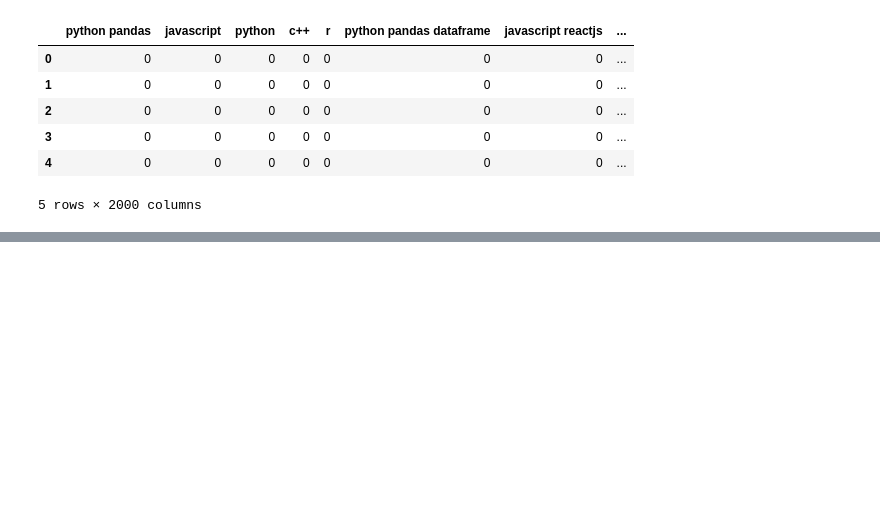
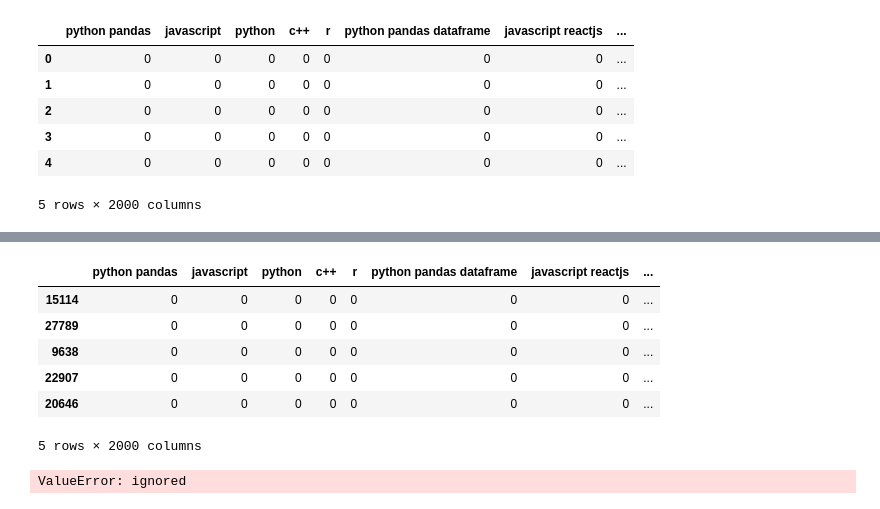
Before and after one commit to Adil1979/-CentraleSupelec_OCR_Projects, a Jupyter notebook: 02_Supervised_Modelisation.ipynb, the cells around one changed output, grey strips where cells are left out. Saved outputs shown, nothing was run; the diff lists cells and outputs as text; code cells hidden in the pictures; blank space fills up the shorter version.

```diff
--- a/02_Supervised_Modelisation.ipynb
+++ b/02_Supervised_Modelisation.ipynb
@@ -95,0 +113,10 @@ X_train, X_test, y_train, y_test = train_test_split(X_questions, y_tags,
+# %%
+y_train.head()
+# %% [output]
+|  | python pandas | javascript | python | c++ | r | python pandas dataframe | javascript reactjs | ... |
+| 15114 | 0 | 0 | 0 | 0 | 0 | 0 | 0 | ... |
+| 27789 | 0 | 0 | 0 | 0 | 0 | 0 | 0 | ... |
+| 9638 | 0 | 0 | 0 | 0 | 0 | 0 | 0 | ... |
+| 22907 | 0 | 0 | 0 | 0 | 0 | 0 | 0 | ... |
+| 20646 | 0 | 0 | 0 | 0 | 0 | 0 | 0 | ... |
+5 rows × 2000 columns
@@ -95,0 +133,6 @@ X_train, X_test, y_train, y_test = train_test_split(X_questions, y_tags,
+# %%
+lr_model = LogisticRegression()
+lg_hyperparameters = dict(estimator__C=[10**-4, 10**-2, 10**0, 10**2, 10**4], penalty=)
+GridSearch(lr_model, lg_hyperparameters, X_train, y_train)
+# %% [output]
+ValueError: ignored
```
Also changed, not shown: parts of 8 cells of this notebook.
